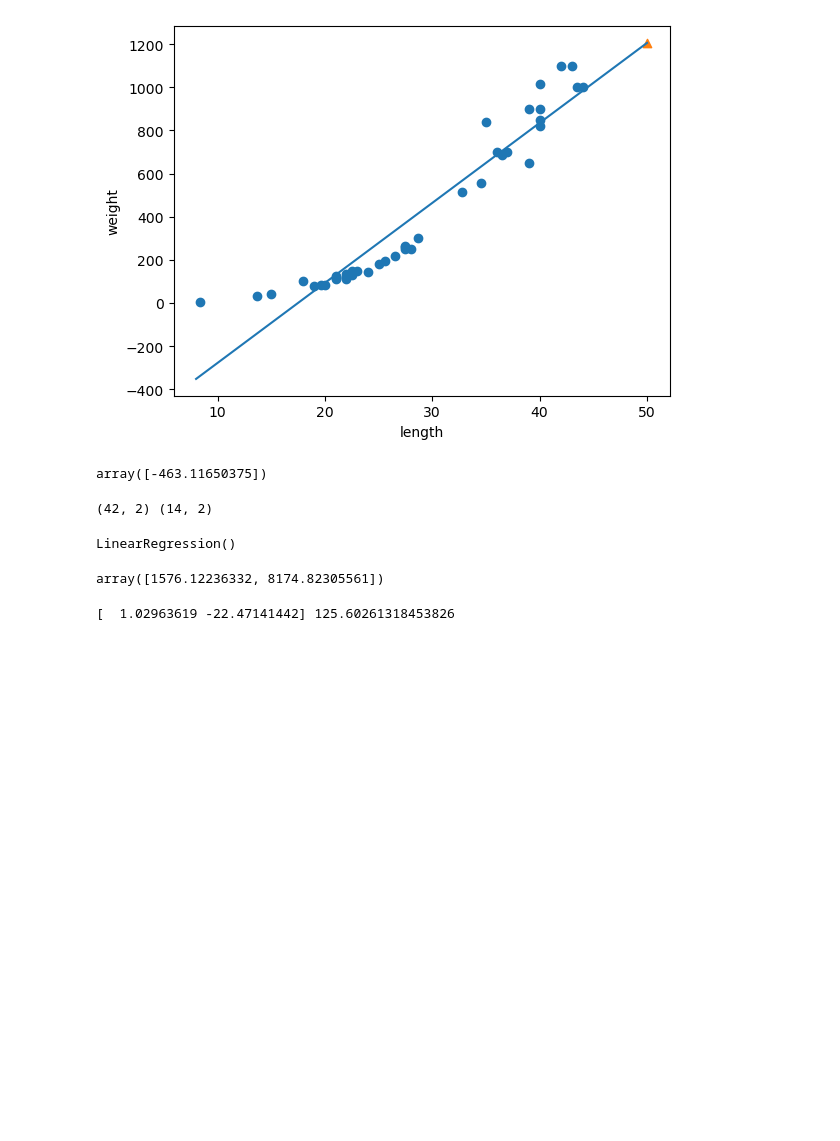
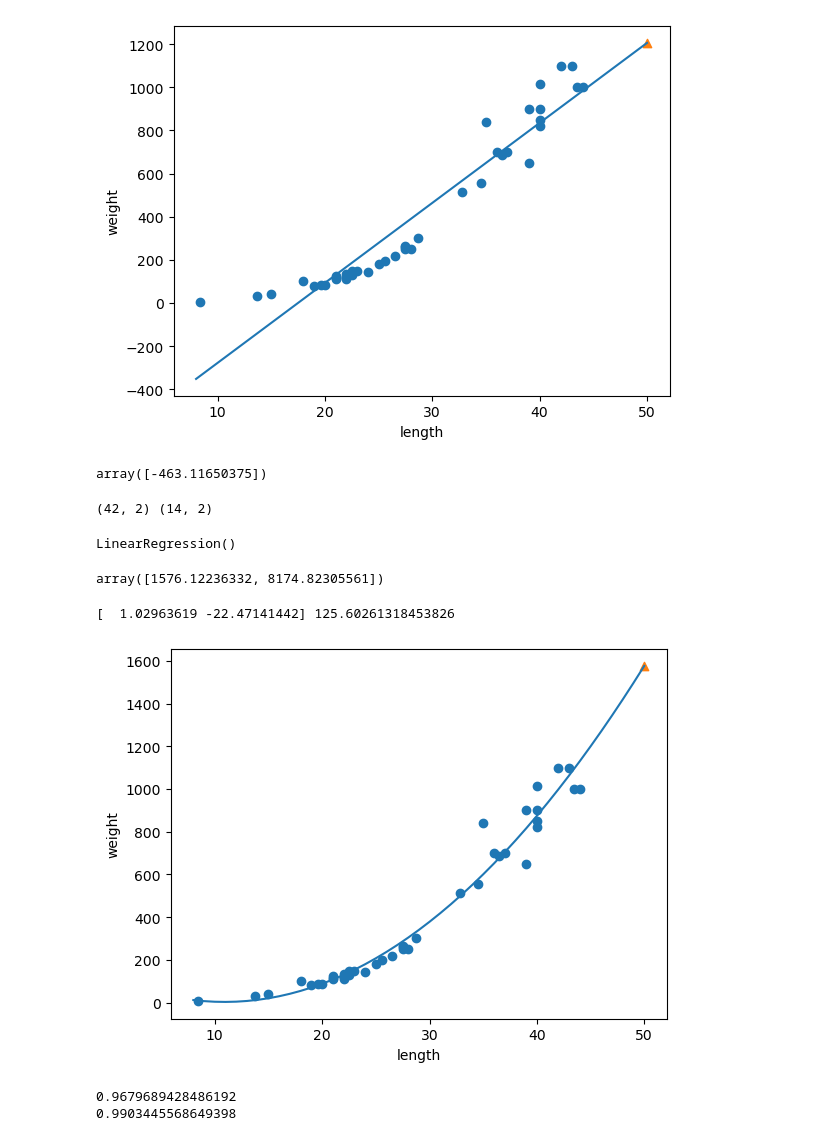
Before and after one commit to yonggyo1125/python_source_20241112, a Jupyter notebook: 20241206/source/ex01.ipynb, the cells around one changed output. Drawn from its saved outputs; the diff is of its cells as text; code cells hidden in the pictures; blank space fills up the shorter version.

```diff
--- a/20241206/source/ex01.ipynb
+++ b/20241206/source/ex01.ipynb
@@ -206,4 +206,19 @@ print(lr.coef_, lr.intercept_)
 # %%
 point = np.arange(8, 51) # 8~50
 
 plt.scatter(train_input, train_target) # 훈련 세트
+plt.scatter(50, 1576, marker='^')
+
+plt.plot(point, lr.coef_[0] * point ** 2  + lr.coef_[1] * point + lr.intercept_)
+
+plt.xlabel('length')
+plt.ylabel('weight')
+plt.show()
+# %% [output]
+[figure, added]
+# %%
+print(lr.score(train_poly, train_target)) # 학습 세트 결정 계수
+print(lr.score(test_poly, test_target)) # 테스트 세트 결정 계수
+# %% [output]
+0.9679689428486192
+0.9903445568649398
```
Also changed, not shown: 1 other file.
